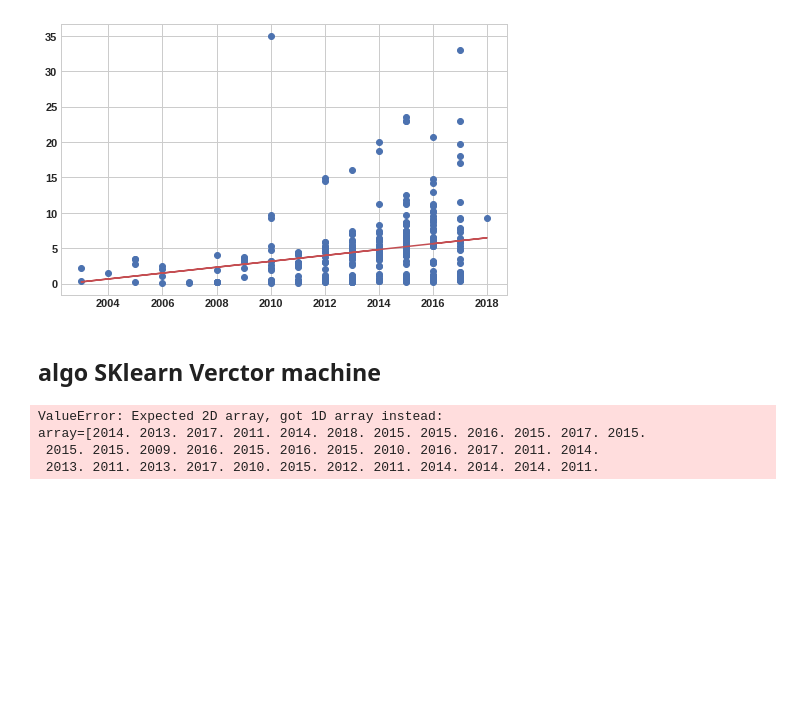
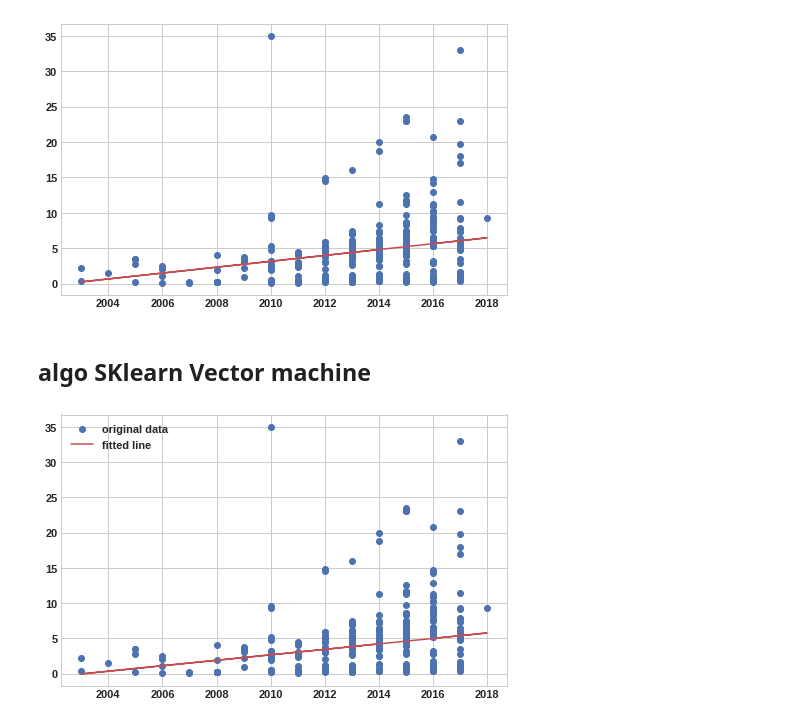
Before and after one commit to hachem13/data_artificial_inteligence, a Jupyter notebook: brief_projet/Programmer_votre_IA_pour_acheter_votre_voiture/Programmer votre IA pour acheter votre voiture.ipynb, the cells around one changed output. Saved outputs shown, nothing was run; the diff lists cells and outputs as text; code cells hidden in the pictures; blank space fills up the shorter version.

```diff
--- a/brief_projet/Programmer_votre_IA_pour_acheter_votre_voiture/Programmer votre IA pour acheter votre voiture.ipynb
+++ b/brief_projet/Programmer_votre_IA_pour_acheter_votre_voiture/Programmer votre IA pour acheter votre voiture.ipynb
@@ -275,18 +271,24 @@ regression.plot()
 # %% [output]
 [figure]
 # %% [markdown]
-## algo SKlearn Verctor machine
+## algo SKlearn Vector machine
 # %%
 from sklearn import svm
+from sklearn.preprocessing import StandardScaler
+
 X = Query['Year'].values
 y = Query['Selling_Price']
-#np.array(X).shape(-1,1)
-regr = svm.SVR()
-regr
-regr.fit(X, y)
-#regr.predict([[1, 1]])
+x = np.array(X).reshape(-1,1)
+
+scaler = StandardScaler()
+scaler.fit_transform(x)
+regr = svm.SVR(kernel = "linear")
+regr.fit(x, y)
+
+resultat = regr.predict(x)
+plt.plot(x, y, 'o', label='original data')
+plt.plot(x, resultat, 'r', label='fitted line')
+plt.legend()
+plt.show()
 # %% [output]
-ValueError: Expected 2D array, got 1D array instead:
-array=[2014. 2013. 2017. 2011. 2014. 2018. 2015. 2015. 2016. 2015. 2017. 2015.
- 2015. 2015. 2009. 2016. 2015. 2016. 2015. 2010. 2016. 2017. 2011. 2014.
- 2013. 2011. 2013. 2017. 2010. 2015. 2012. 2011. 2014. 2014. 2014. 2011.
+[figure, added]
```
Also changed, not shown: parts of 1 cell of this notebook.
